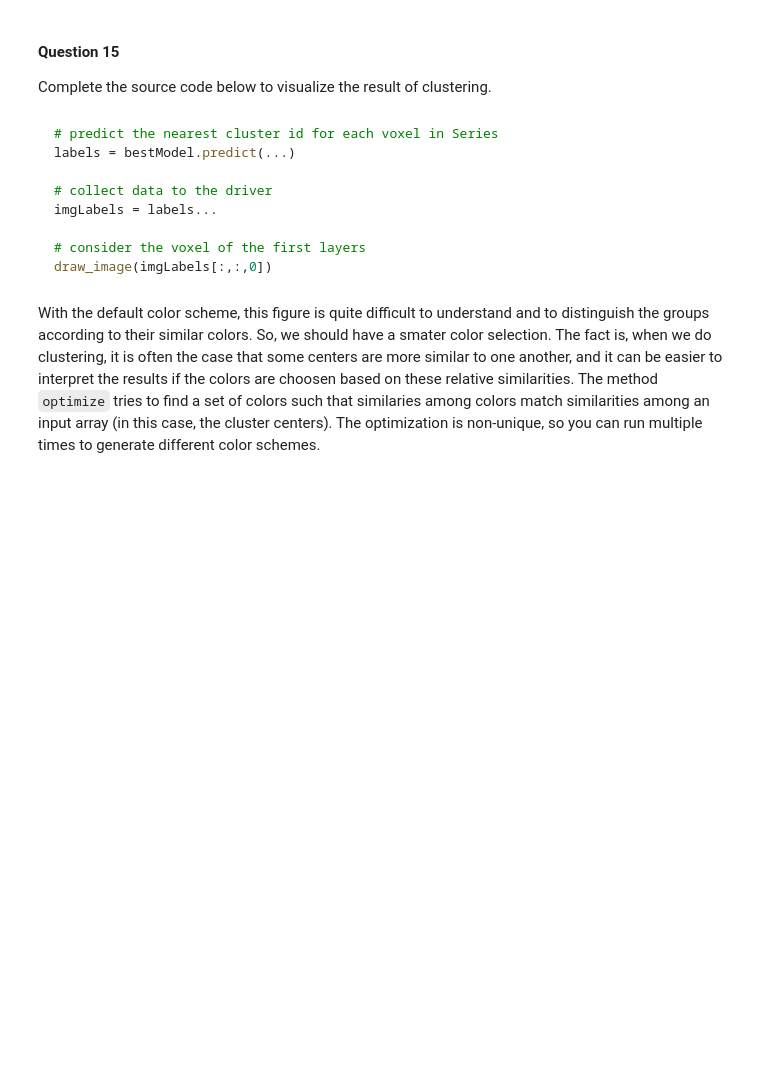
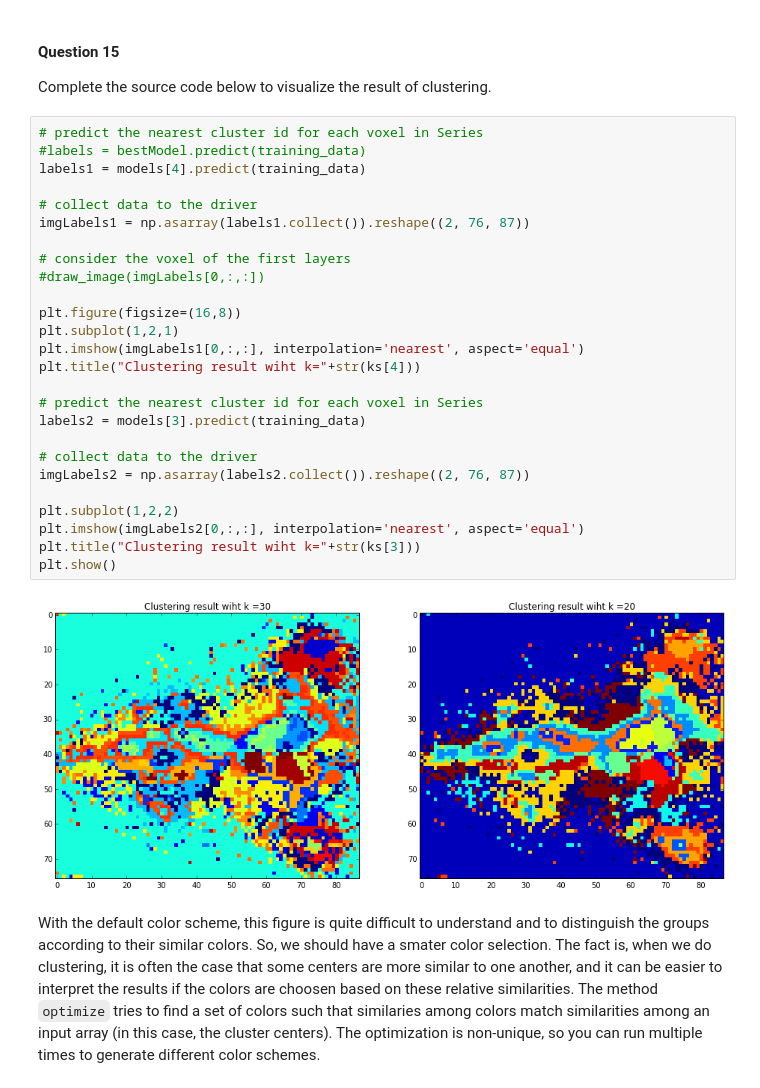
Before and after one commit to and29/Algorithmic-Machine-Learning, a Jupyter notebook: Notebooks/Solutions/[Lecture 12+13] Analyzing Neuroimaging Data with PySpark and Thunder/[Lecture 12+13] Analyzing Neuroimaging Data with PySpark and Thunder.ipynb, the cells around one changed output. Cells and saved outputs as stored; diff of their text form; blank space fills up the shorter version.

````diff
--- a/Notebooks/Solutions/[Lecture 12+13] Analyzing Neuroimaging Data with PySpark and Thunder/[Lecture 12+13] Analyzing Neuroimaging Data with PySpark and Thunder.ipynb
+++ b/Notebooks/Solutions/[Lecture 12+13] Analyzing Neuroimaging Data with PySpark and Thunder/[Lecture 12+13] Analyzing Neuroimaging Data with PySpark and Thunder.ipynb
@@ -718,17 +712,34 @@ We can also plot an image of labels of neurons, such that we can visualize the g
 
 #### Question 15
 Complete the source code below to visualize the result of clustering.
-# %% [markdown]
-```python
-# predict the nearest cluster id for each voxel in Series
-labels = bestModel.predict(...)
-
-# collect data to the driver
-imgLabels = labels...
-
-# consider the voxel of the first layers
-draw_image(imgLabels[:,:,0])
-```
+# %%
+# predict the nearest cluster id for each voxel in Series
+#labels = bestModel.predict(training_data)
+labels1 = models[4].predict(training_data)
+
+# collect data to the driver
+imgLabels1 = np.asarray(labels1.collect()).reshape((2, 76, 87))
+
+# consider the voxel of the first layers
+#draw_image(imgLabels[0,:,:])
+
+plt.figure(figsize=(16,8))
+plt.subplot(1,2,1)
+plt.imshow(imgLabels1[0,:,:], interpolation='nearest', aspect='equal')
+plt.title("Clustering result wiht k="+str(ks[4]))
+
+# predict the nearest cluster id for each voxel in Series
+labels2 = models[3].predict(training_data)
+
+# collect data to the driver
+imgLabels2 = np.asarray(labels2.collect()).reshape((2, 76, 87))
+
+plt.subplot(1,2,2)
+plt.imshow(imgLabels2[0,:,:], interpolation='nearest', aspect='equal')
+plt.title("Clustering result wiht k="+str(ks[3]))
+plt.show()
+# %% [output]
+[figure, added]
 # %% [markdown]
 With the default color scheme, this figure is quite difficult to understand and to distinguish the groups according to their similar colors. So, we should have a smater color selection. The fact is, when we do clustering, it is often the case that some centers are more similar to one another, and it can be easier to interpret the results if the colors are choosen based on these relative similarities. The method `optimize` tries to find a set of colors such that similaries among colors match similarities among an input array (in this case, the cluster centers). The optimization is non-unique, so you can run multiple times to generate different color schemes.
 # %%
````
Also changed, not shown: parts of 19 cells of this notebook.
